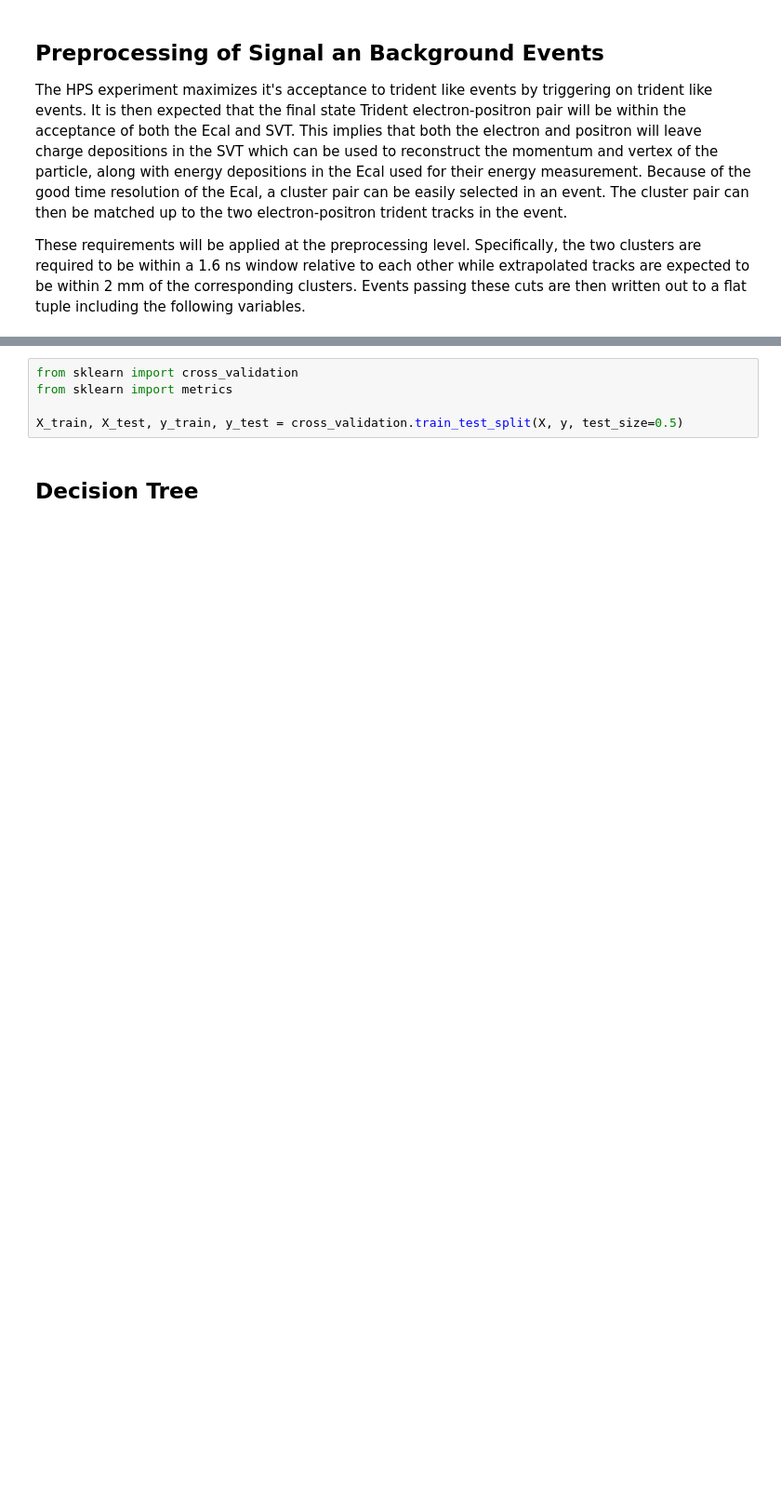
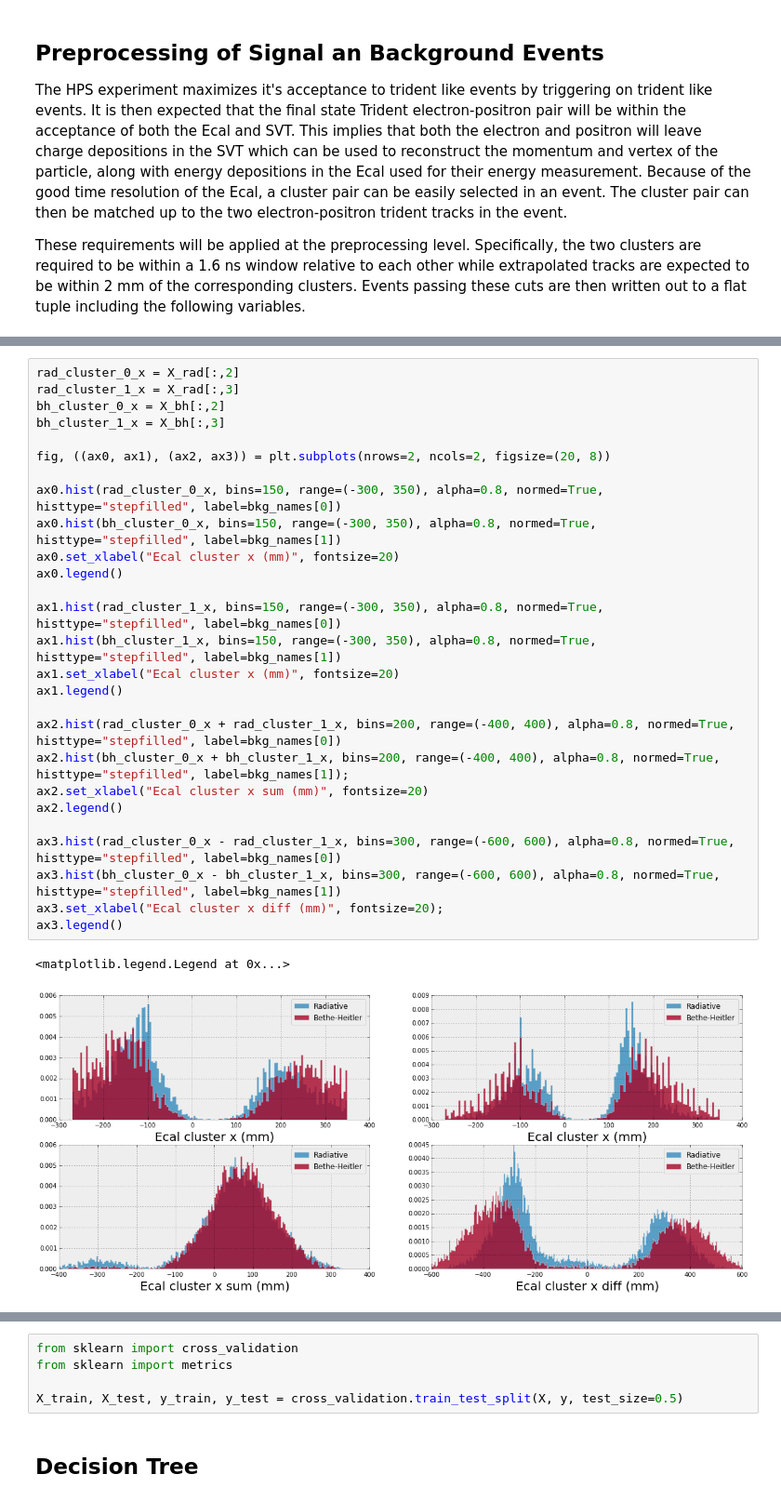
Before and after one commit to omar-moreno/hps-analysis, a Jupyter notebook: python/notebooks/radiative_signal_classification.ipynb, the cells around one changed output, grey strips where cells are left out. Shown at 93% size. Cells and saved outputs as stored; diff of their text form; blank space fills up the shorter version.

```diff
--- a/python/notebooks/radiative_signal_classification.ipynb
+++ b/python/notebooks/radiative_signal_classification.ipynb
@@ -40 +112,31 @@ X_rad = X_rad[:len(X_bh)]
+# %%
+rad_cluster_0_x = X_rad[:,2]
+rad_cluster_1_x = X_rad[:,3]
+bh_cluster_0_x = X_bh[:,2]
+bh_cluster_1_x = X_bh[:,3]
+
+fig, ((ax0, ax1), (ax2, ax3)) = plt.subplots(nrows=2, ncols=2, figsize=(20, 8))
+
+ax0.hist(rad_cluster_0_x, bins=150, range=(-300, 350), alpha=0.8, normed=True, histtype="stepfilled", label=bkg_names[0])
+ax0.hist(bh_cluster_0_x, bins=150, range=(-300, 350), alpha=0.8, normed=True, histtype="stepfilled", label=bkg_names[1])
+ax0.set_xlabel("Ecal cluster x (mm)", fontsize=20)
+ax0.legend()
+
+ax1.hist(rad_cluster_1_x, bins=150, range=(-300, 350), alpha=0.8, normed=True, histtype="stepfilled", label=bkg_names[0])
+ax1.hist(bh_cluster_1_x, bins=150, range=(-300, 350), alpha=0.8, normed=True, histtype="stepfilled", label=bkg_names[1])
+ax1.set_xlabel("Ecal cluster x (mm)", fontsize=20)
+ax1.legend()
+
+ax2.hist(rad_cluster_0_x + rad_cluster_1_x, bins=200, range=(-400, 400), alpha=0.8, normed=True, histtype="stepfilled", label=bkg_names[0])
+ax2.hist(bh_cluster_0_x + bh_cluster_1_x, bins=200, range=(-400, 400), alpha=0.8, normed=True, histtype="stepfilled", label=bkg_names[1]);
+ax2.set_xlabel("Ecal cluster x sum (mm)", fontsize=20)
+ax2.legend()
+
+ax3.hist(rad_cluster_0_x - rad_cluster_1_x, bins=300, range=(-600, 600), alpha=0.8, normed=True, histtype="stepfilled", label=bkg_names[0])
+ax3.hist(bh_cluster_0_x - bh_cluster_1_x, bins=300, range=(-600, 600), alpha=0.8, normed=True, histtype="stepfilled", label=bkg_names[1])
+ax3.set_xlabel("Ecal cluster x diff (mm)", fontsize=20);
+ax3.legend()
+# %% [output]
+<matplotlib.legend.Legend at 0x...>
+[figure, added]
 # %%
```
Also changed, not shown: parts of 19 cells of this notebook.
